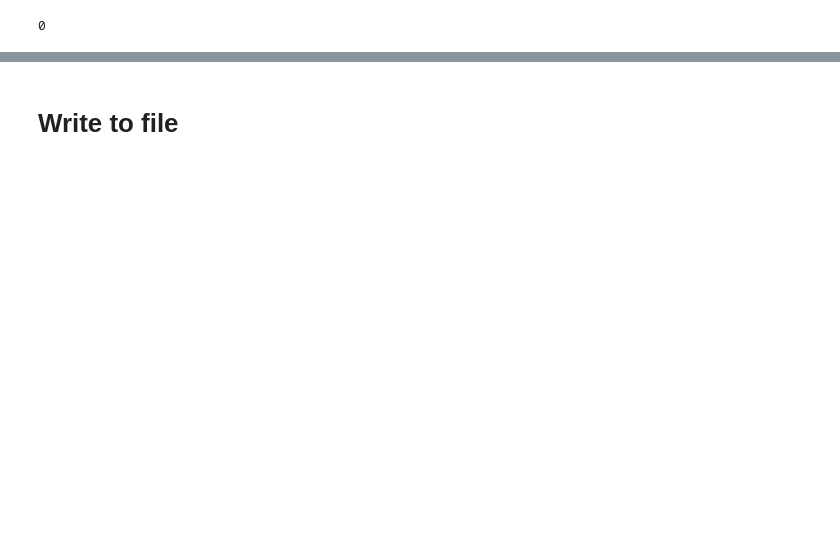
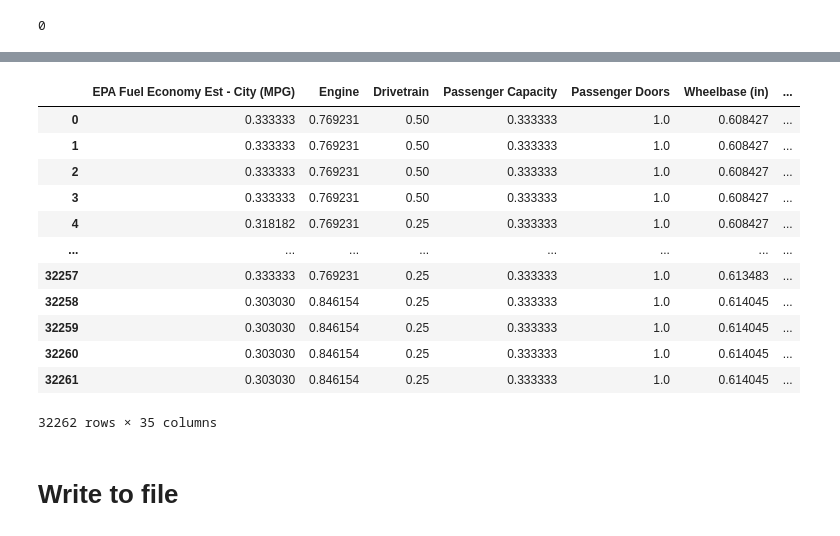
Before and after one commit to jorgedelpozolerida/KDS_Statistics_GroupProject, a Jupyter notebook: src/Preprocessing_Cars.ipynb, the cells around one changed output, grey strips where cells are left out. Saved outputs shown, nothing was run; the diff lists cells and outputs as text; code cells hidden in the pictures; blank space fills up the shorter version.

```diff
--- a/src/Preprocessing_Cars.ipynb
+++ b/src/Preprocessing_Cars.ipynb
@@ -408,2 +437,43 @@ df.isna().sum().sum()
+# %%
+from sklearn.preprocessing import MinMaxScaler
+
+to_normalize = ['EPA Fuel Economy Est - City (MPG)', 'Engine', 'Drivetrain',
+       'Passenger Capacity', 'Passenger Doors', 'Wheelbase (in)',
+       'SAE Net Torque @ RPM', 'Fuel System', 'SAE Net Horsepower @ RPM',
+       'Displacement', 'Trans Description Cont.', 'Trans Type',
+       'Air Bag-Side Head-Front', 'Air Bag-Side Head-Rear',
+       'Child Safety Rear Door Locks', 'Daytime Running Lights',
+       'Traction Control', 'Night Vision', 'Rollover Protection Bars',
+       'Basic Miles/km', 'Basic Years', 'Corrosion Miles/km',
+       'Corrosion Years', 'Drivetrain Miles/km', 'Drivetrain Years',
+       'Turning Diameter - Curb to Curb (ft)', 'Front Wheel Material',
+       'Roadside Assistance Miles/km', 'Manufacturer', 'Model year',
+       'Category', 'Front tire width', 'Front tire aspect ratio',
+       'Front tire rim size']
+
+df_normalized = df[to_normalize]
+df_normalized
+
+mm = MinMaxScaler() # creating an instance of the class object
+df_normalized = pd.DataFrame(mm.fit_transform(df_normalized), columns=df_normalized.columns)  #fit and transforming MinMaxScaler the dataframe
+
+
+df_normalized['MSRP'] = df['MSRP']
+## adding price column
+df_normalized
+# %% [output]
+|  | EPA Fuel Economy Est - City (MPG) | Engine | Drivetrain | Passenger Capacity | Passenger Doors | Wheelbase (in) | ... |
+| 0 | 0.333333 | 0.769231 | 0.50 | 0.333333 | 1.0 | 0.608427 | ... |
+| 1 | 0.333333 | 0.769231 | 0.50 | 0.333333 | 1.0 | 0.608427 | ... |
+| 2 | 0.333333 | 0.769231 | 0.50 | 0.333333 | 1.0 | 0.608427 | ... |
+| 3 | 0.333333 | 0.769231 | 0.50 | 0.333333 | 1.0 | 0.608427 | ... |
+| 4 | 0.318182 | 0.769231 | 0.25 | 0.333333 | 1.0 | 0.608427 | ... |
+| ... | ... | ... | ... | ... | ... | ... | ... |
+| 32257 | 0.333333 | 0.769231 | 0.25 | 0.333333 | 1.0 | 0.613483 | ... |
+| 32258 | 0.303030 | 0.846154 | 0.25 | 0.333333 | 1.0 | 0.614045 | ... |
+| 32259 | 0.303030 | 0.846154 | 0.25 | 0.333333 | 1.0 | 0.614045 | ... |
+| 32260 | 0.303030 | 0.846154 | 0.25 | 0.333333 | 1.0 | 0.614045 | ... |
+| 32261 | 0.303030 | 0.846154 | 0.25 | 0.333333 | 1.0 | 0.614045 | ... |
+32262 rows × 35 columns
 # %% [markdown]
 # Write to file
```
Also changed, not shown: parts of 13 cells of this notebook, 1 other file.
